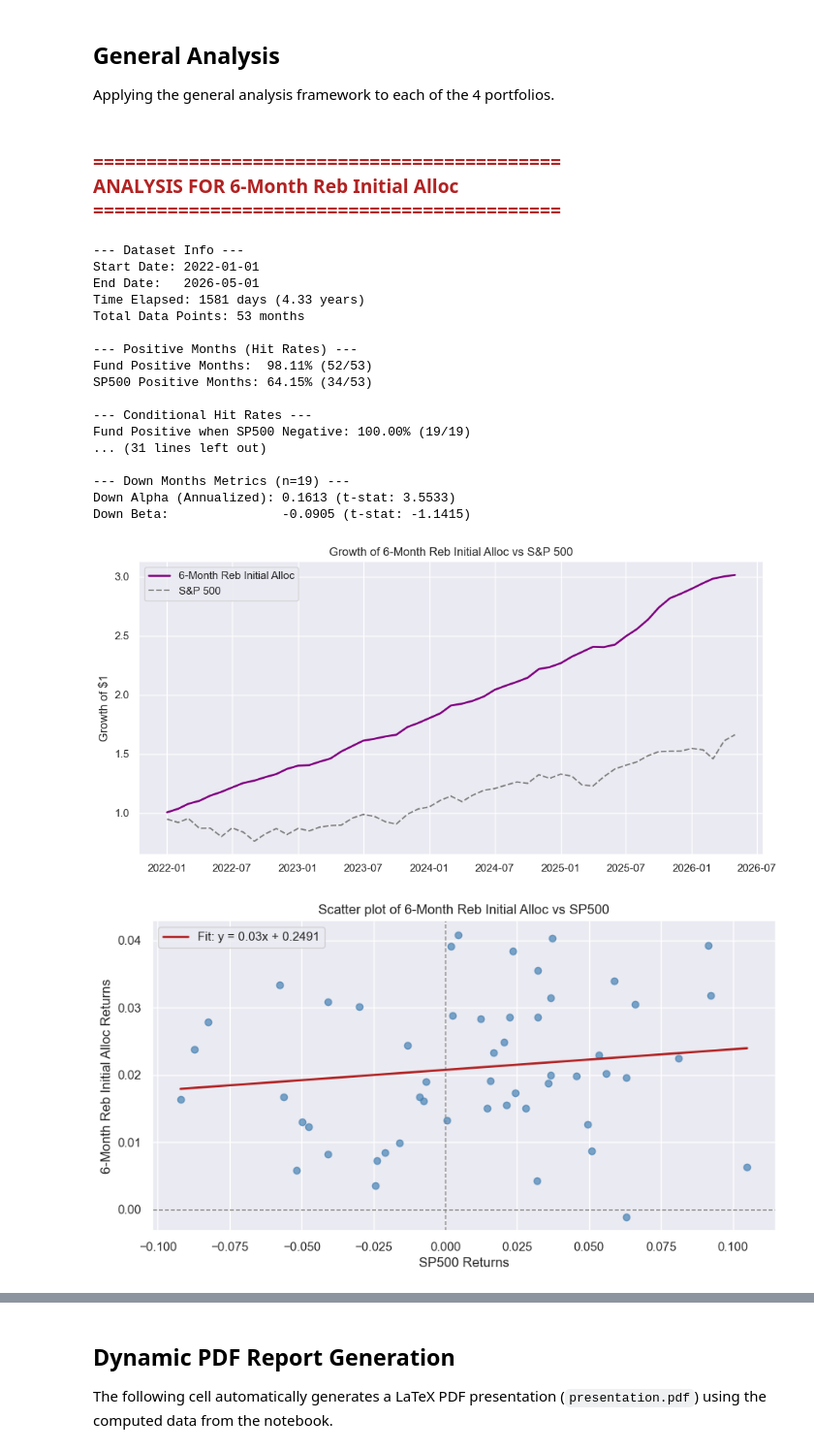
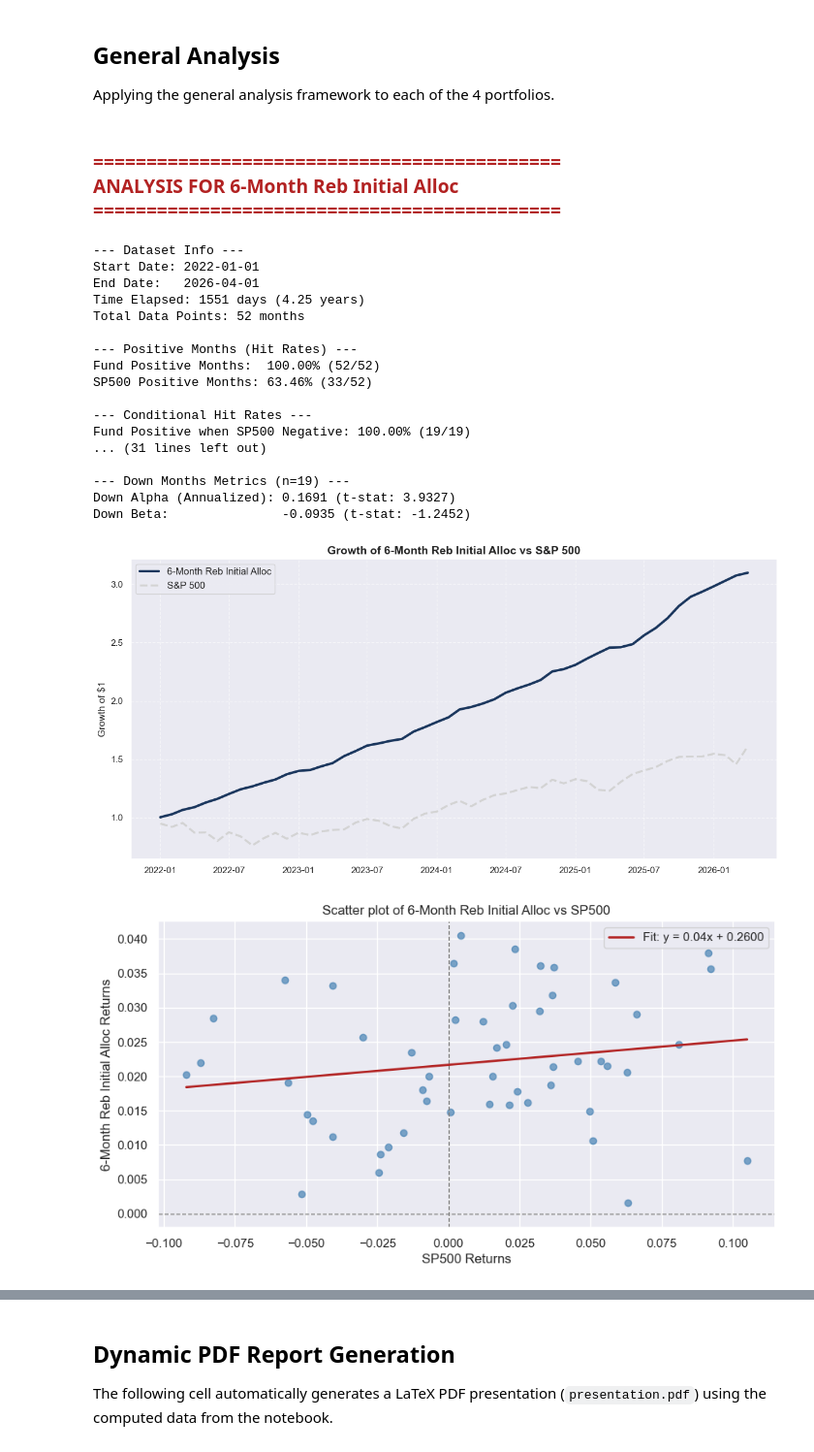
Before and after one commit to arthurdhonneur7/athenee_hf_portfolio, a Jupyter notebook: target_pflio.ipynb, the cells around one changed output, grey strips where cells are left out. Shown at 97% size. Drawn from its saved outputs; the diff is of its cells as text; code cells hidden in the pictures.

```diff
--- a/target_pflio.ipynb
+++ b/target_pflio.ipynb
@@ -30,28 +30,31 @@ funds = [
     'anvik',
     'smithson',
     'spear_digital',
-    'blackrock_sta'
+    'blackrock_sta',
+    'sam_capital'
 ]
 
 # Ensure we keep sp500 for the analysis later
 cols_to_keep = funds + ['sp500']
 cols_to_keep = [c for c in cols_to_keep if c in df.columns]
 
-WIZARD_QUANT_LEVERAGE = True
-if WIZARD_QUANT_LEVERAGE and 'wizard_quant' in df.columns:
-    df['wizard_quant'] *= 2.3 - 0.04 / 12
 
+df['wizard_quant'] = df['wizard_quant'] * 2.3 - 0.04 / 12
 df['smithson'] *= 0.7
 df['26_miles'] *= 0.7
 df['anvik'] *= 0.7
 df['quanstream'] *= 0.8
+df['sam_capital'] *= 2
 
 df = df[cols_to_keep]
 df_full = df.copy()
-df = df[df.index >= pd.to_datetime('2022-01-01')]
 
+START_DATE = pd.to_datetime('2022-01-01')
+CUTOFF_DATE = pd.to_datetime('2026-04-01')
 
-df.head()
+df = df[( df.index >= START_DATE ) & ( df.index <= CUTOFF_DATE ) ]
+
+df.tail()
 # %% [output]
 |  | quanstream | m1 | vadantia | wizard_quant | arr | r_squared | shiprock | grasshoper | 26_miles | ... |
 | date |  |  |  |  |  |  |  |  |  | ... |
@@ -391,6 +395,7 @@ allocations = {
     # 'edge_capital': 1.0
     '26_miles': 1.0,
     'adar1':1,
+    'sam_capital':1
     # 'coban_clarion_multi_asset': 1,
     # 'coban_pod_1': 1,
     # 'coban_orca': 1
@@ -661,6 +667,7 @@ for port_name in portfolios_df.columns:
     X = sm.add_constant(sp500_aligned)
     model = sm.OLS(fund_aligned, X).fit()
     alpha = model.params['const'] * 12
+    alpha_t = model.tvalues['const']
     beta = model.params['sp500']
     alpha_tstat = model.tvalues['const']
     beta_tstat = model.tvalues['sp500']
@@ -712,12 +719,13 @@ for port_name in portfolios_df.columns:
     # Plot Growth vs S&P 500
     cum_p = (1 + fund_aligned).cumprod()
     cum_s = (1 + sp500_aligned).cumprod()
-    plt.figure(figsize=(10, 5))
-    plt.plot(cum_p.index, cum_p, label=port_name, color='purple', linewidth=2)
-    plt.plot(cum_s.index, cum_s, label='S&P 500', color='grey', linewidth=1.5, linestyle='--')
-    plt.title(f'Growth of {port_name} vs S&P 500')
-    plt.ylabel('Growth of $1')
-    plt.legend()
+    plt.figure(figsize=(12, 6))
+    plt.plot(cum_p.index, cum_p, label=port_name, color='#1A365D', linewidth=3)
+    plt.plot(cum_s.index, cum_s, label='S&P 500', color='lightgray', linewidth=2.5, linestyle='--')
+    plt.title(f'Growth of {port_name} vs S&P 500', fontsize=14, fontweight='bold')
+    plt.ylabel('Growth of $1', fontsize=12)
+    plt.grid(True, linestyle='--', alpha=0.5)
+    plt.legend(fontsize=12, loc='upper left')
     plt.tight_layout()
     safe_name = port_name.replace(' ', '_').replace('-', '_').lower()
     plt.savefig(f'report/growth_{safe_name}_vs_sp500.pdf', bbox_inches='tight')
@@ -758,39 +766,39 @@ for port_name in portfolios_df.columns:
 
         axes[1].plot(roll_model_12.params['sp500'], label='12-Month', color='steelblue')
         axes[1].plot(roll_model_24.params['sp500'], label='24-Month', color='firebrick')
         axes[1].axhline(1, color='grey', linestyle='--')
         axes[1].axhline(0, color='grey', linestyle=':')
         axes[1].set_title(f'Rolling Beta')
         axes[1].legend()
 
         axes[2].plot(roll_model_12.params['const']*12, label='12-Month', color='steelblue')
         axes[2].plot(roll_model_24.params['const']*12, label='24-Month', color='firebrick')
         axes[2].axhline(0, color='grey', linestyle='--')
         axes[2].set_title(f'Rolling Annualized Alpha')
         axes[2].legend()
 
         plt.tight_layout()
         plt.show()
 # %% [output]
 ============================================
 ANALYSIS FOR 6-Month Reb Initial Alloc
 ============================================
 --- Dataset Info ---
 Start Date: 2022-01-01
-End Date:   2026-05-01
-Time Elapsed: 1581 days (4.33 years)
-Total Data Points: 53 months
+End Date:   2026-04-01
+Time Elapsed: 1551 days (4.25 years)
+Total Data Points: 52 months
 
 --- Positive Months (Hit Rates) ---
-Fund Positive Months:  98.11% (52/53)
-SP500 Positive Months: 64.15% (34/53)
+Fund Positive Months:  100.00% (52/52)
+SP500 Positive Months: 63.46% (33/52)
 
 --- Conditional Hit Rates ---
 Fund Positive when SP500 Negative: 100.00% (19/19)
 ... (31 lines left out)
 
 --- Down Months Metrics (n=19) ---
-Down Alpha (Annualized): 0.1613 (t-stat: 3.5533)
-Down Beta:               -0.0905 (t-stat: -1.1415)
+Down Alpha (Annualized): 0.1691 (t-stat: 3.9327)
+Down Beta:               -0.0935 (t-stat: -1.2452)
-[figure, old version]
+[figure, new version]
-[figure, old version]
+[figure, new version]
```
Also changed, not shown: parts of 10 cells of this notebook, 16 other files.
